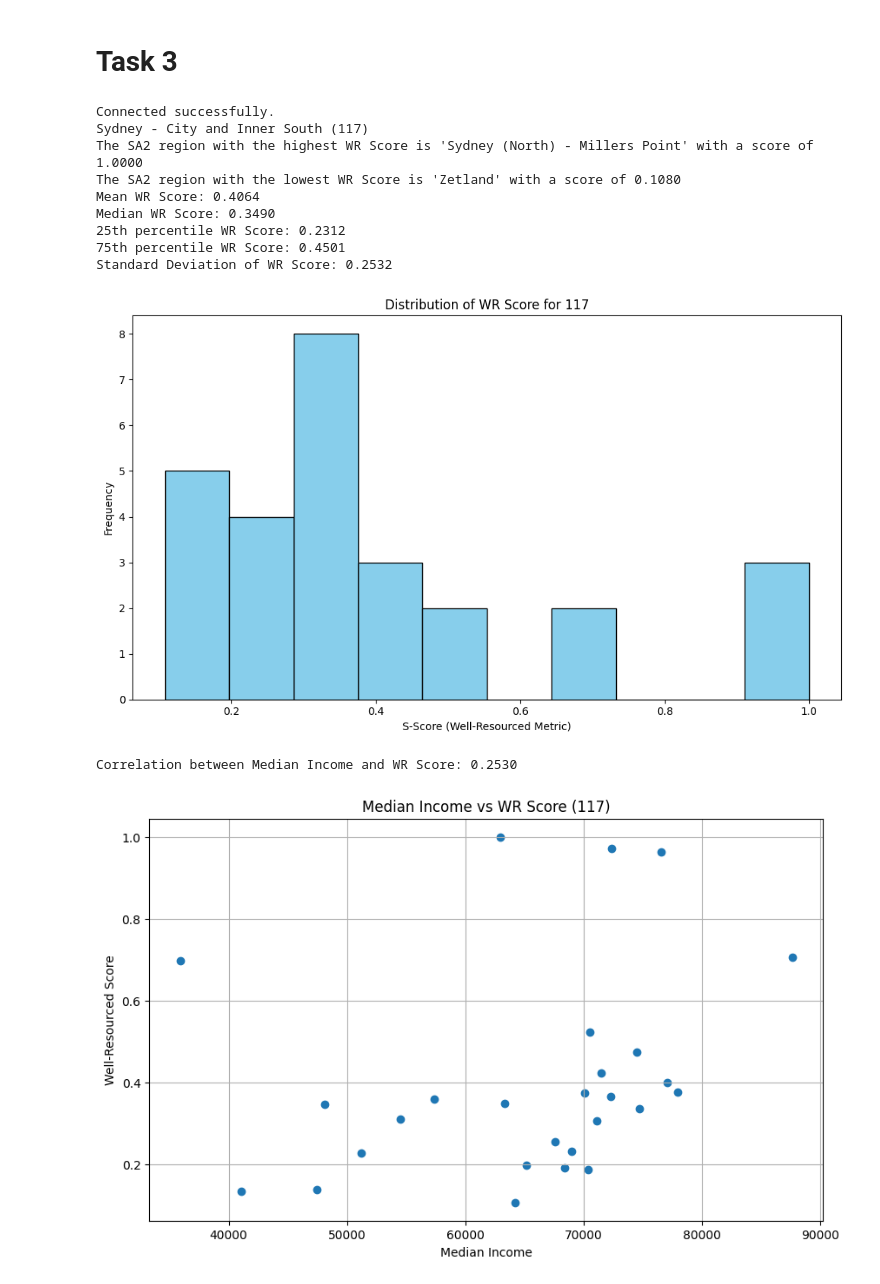
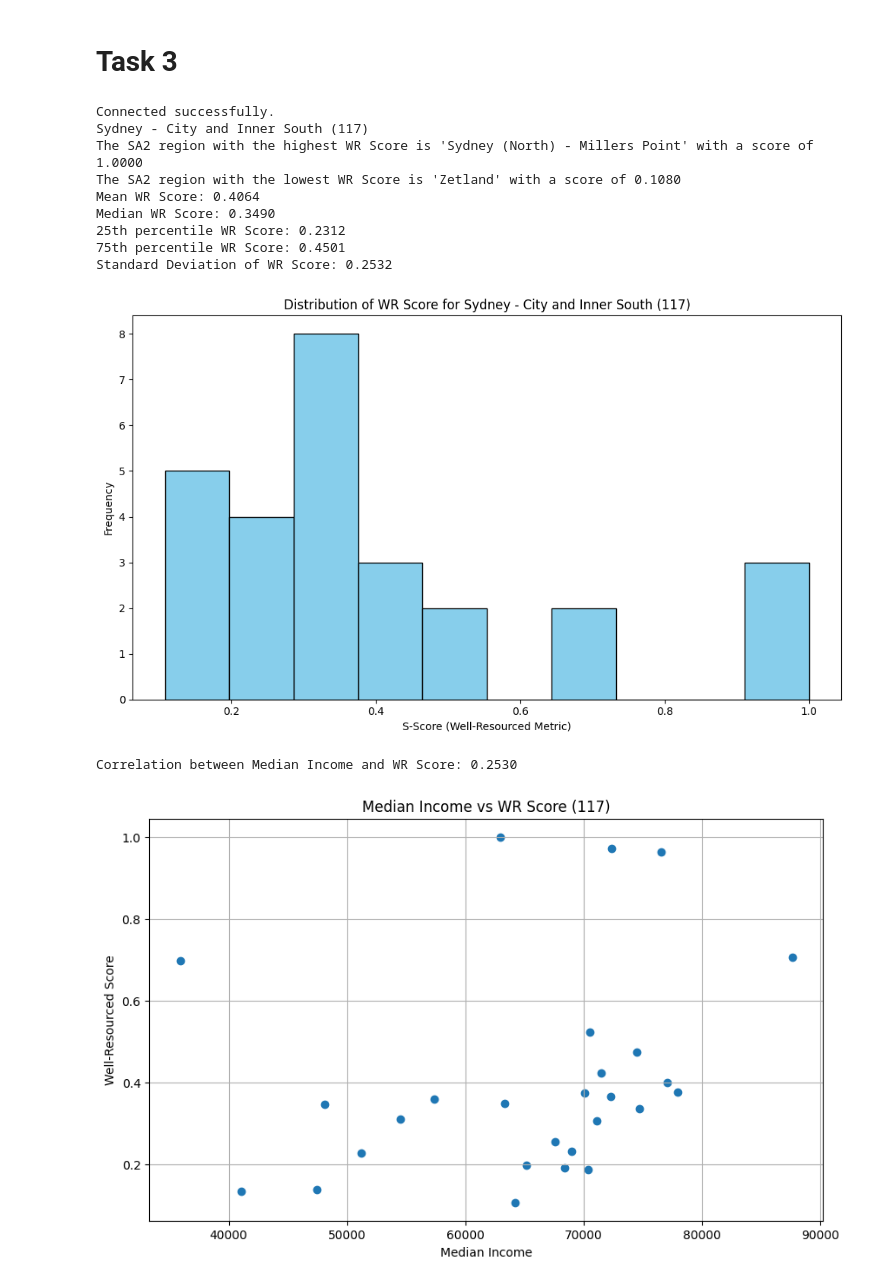
Before and after one commit to fantasticFregata/DATA2001-Assignment, a Jupyter notebook: Assignment.ipynb, the cells around one changed output. Drawn from its saved outputs; the diff is of its cells as text; code cells hidden in the pictures.

Commit message:
Changed graph names again

```diff
--- a/Assignment.ipynb
+++ b/Assignment.ipynb
@@ -1235,7 +1235,7 @@ for sa4 in sa4_codes:
     print(f"Standard Deviation of WR Score: {merged_df['s_score'].astype(float).std():.4f}")
     plt.figure(figsize=(10, 6))
     plt.hist(merged_df['s_score'], bins=10, color='skyblue', edgecolor='black')
-    plt.title(f'Distribution of WR Score for {sa4_code}')
+    plt.title(f'Distribution of WR Score for {sa4_name} ({sa4_code})')
     plt.xlabel('S-Score (Well-Resourced Metric)')
     plt.ylabel('Frequency')
     plt.tight_layout()
@@ -1283,34 +1283,34 @@ for sa4 in sa4_codes:
 
     ax.set_title(f'WR Scores Across {sa4_name} ({sa4_code})')
     ax.set_axis_off()
 
     cbar = fig.colorbar(
         cm.ScalarMappable(norm=norm, cmap=cmap),
         ax=ax,
         orientation="horizontal",
         shrink=0.7,
         pad=0.01
     )
     cbar.set_label("Well-Resourced Score")
 
     custom_ticks = np.arange(0.0, 1.1, 0.1)
     cbar.set_ticks(custom_ticks)
     custom_ticklabels = [f"{t:.1f}" for t in custom_ticks]
     cbar.set_ticklabels(custom_ticklabels)
 
     plt.savefig(f'{sa4_code}_map.jpg', dpi=300, bbox_inches='tight')
     plt.show()
 # %% [output]
 Connected successfully.
 Sydney - City and Inner South (117)
 The SA2 region with the highest WR Score is 'Sydney (North) - Millers Point' with a score of 1.0000
 The SA2 region with the lowest WR Score is 'Zetland' with a score of 0.1080
 Mean WR Score: 0.4064
 Median WR Score: 0.3490
 25th percentile WR Score: 0.2312
 75th percentile WR Score: 0.4501
 Standard Deviation of WR Score: 0.2532
-[figure, old version]
+[figure, new version]
 Correlation between Median Income and WR Score: 0.2530
 [figure]
 The get_cmap function was deprecated in Matplotlib 3.7 and will be removed in 3.11. Use ``matplotlib.colormaps[name]`` or ``matplotlib.colormaps.get_cmap()`` or ``pyplot.get_cmap()`` instead.
```
Also changed, not shown: parts of 1 cell of this notebook.
